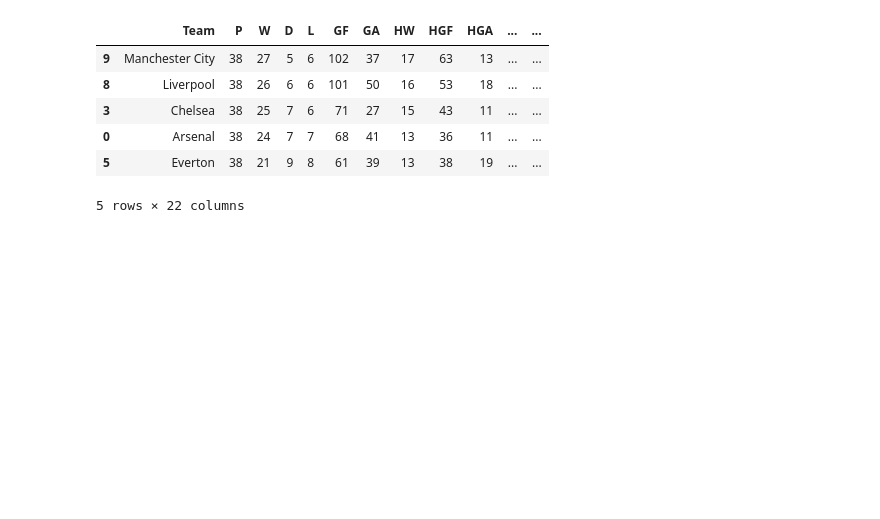
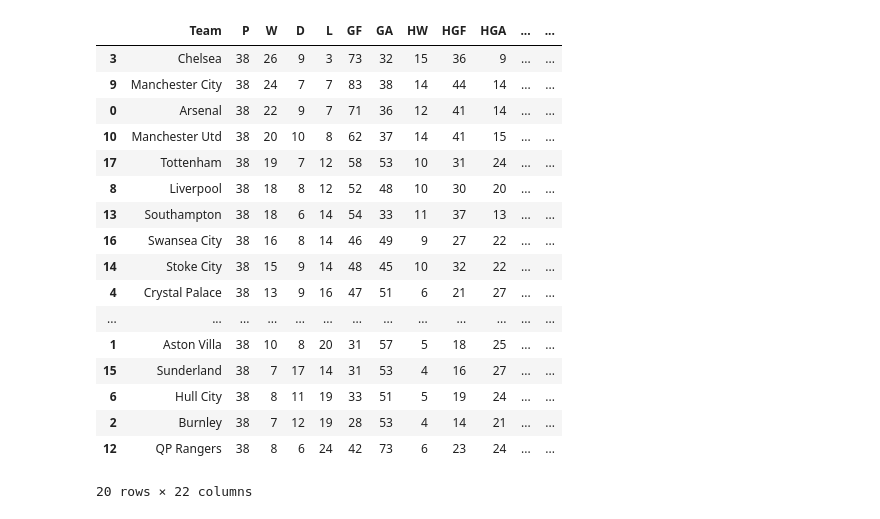
Before and after one commit to slee279/EPL, a Jupyter notebook: RosterPowerIndex.ipynb, the cells around one changed output. Drawn from its saved outputs; the diff is of its cells as text; code cells hidden in the pictures; blank space fills up the shorter version.

```diff
--- a/RosterPowerIndex.ipynb
+++ b/RosterPowerIndex.ipynb
@@ -21,10 +77,21 @@ epl_table_1314 = pd.read_csv('./Data/epl_table_1314.csv')
 # %%
-epl_table_1314.sort_values(by='PTS', ascending=False).head()
+epl_table_1415.sort_values(by='PTS', ascending=False)
 # %% [output]
 |  | Team | P | W | D | L | GF | GA | HW | HGF | HGA | ... | ... |
-| 9 | Manchester City | 38 | 27 | 5 | 6 | 102 | 37 | 17 | 63 | 13 | ... | ... |
-| 8 | Liverpool | 38 | 26 | 6 | 6 | 101 | 50 | 16 | 53 | 18 | ... | ... |
-| 3 | Chelsea | 38 | 25 | 7 | 6 | 71 | 27 | 15 | 43 | 11 | ... | ... |
-| 0 | Arsenal | 38 | 24 | 7 | 7 | 68 | 41 | 13 | 36 | 11 | ... | ... |
-| 5 | Everton | 38 | 21 | 9 | 8 | 61 | 39 | 13 | 38 | 19 | ... | ... |
+| 3 | Chelsea | 38 | 26 | 9 | 3 | 73 | 32 | 15 | 36 | 9 | ... | ... |
+| 9 | Manchester City | 38 | 24 | 7 | 7 | 83 | 38 | 14 | 44 | 14 | ... | ... |
+| 0 | Arsenal | 38 | 22 | 9 | 7 | 71 | 36 | 12 | 41 | 14 | ... | ... |
+| 10 | Manchester Utd | 38 | 20 | 10 | 8 | 62 | 37 | 14 | 41 | 15 | ... | ... |
+| 17 | Tottenham | 38 | 19 | 7 | 12 | 58 | 53 | 10 | 31 | 24 | ... | ... |
+| 8 | Liverpool | 38 | 18 | 8 | 12 | 52 | 48 | 10 | 30 | 20 | ... | ... |
+| 13 | Southampton | 38 | 18 | 6 | 14 | 54 | 33 | 11 | 37 | 13 | ... | ... |
+| 16 | Swansea City | 38 | 16 | 8 | 14 | 46 | 49 | 9 | 27 | 22 | ... | ... |
+| 14 | Stoke City | 38 | 15 | 9 | 14 | 48 | 45 | 10 | 32 | 22 | ... | ... |
+| 4 | Crystal Palace | 38 | 13 | 9 | 16 | 47 | 51 | 6 | 21 | 27 | ... | ... |
+| ... | ... | ... | ... | ... | ... | ... | ... | ... | ... | ... | ... | ... |
+| 1 | Aston Villa | 38 | 10 | 8 | 20 | 31 | 57 | 5 | 18 | 25 | ... | ... |
+| 15 | Sunderland | 38 | 7 | 17 | 14 | 31 | 53 | 4 | 16 | 27 | ... | ... |
+| 6 | Hull City | 38 | 8 | 11 | 19 | 33 | 51 | 5 | 19 | 24 | ... | ... |
+| 2 | Burnley | 38 | 7 | 12 | 19 | 28 | 53 | 4 | 14 | 21 | ... | ... |
+| 12 | QP Rangers | 38 | 8 | 6 | 24 | 42 | 73 | 6 | 23 | 24 | ... | ... |
-5 rows × 22 columns
+20 rows × 22 columns
```
Also changed, not shown: parts of 25 cells of this notebook, 7 other files.
